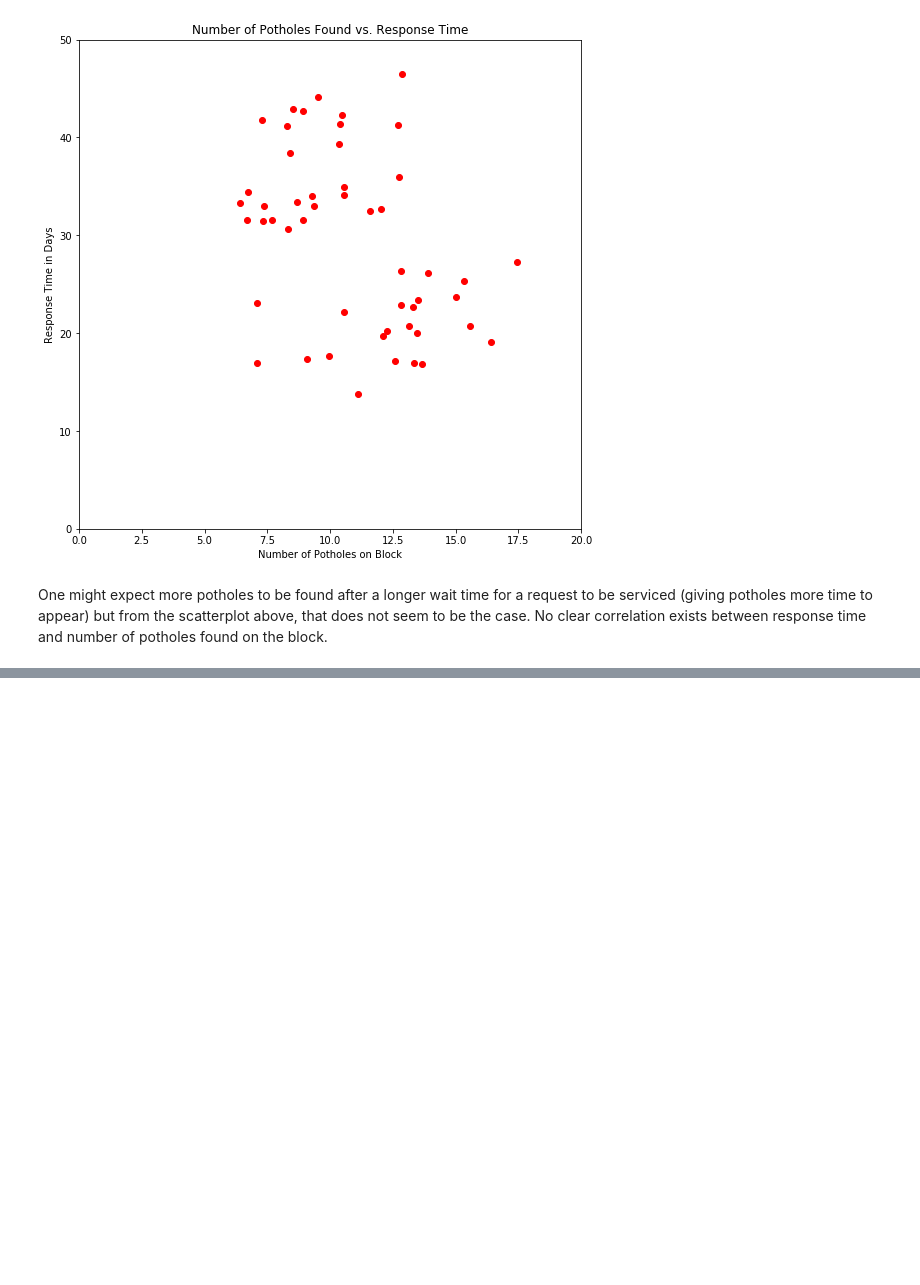
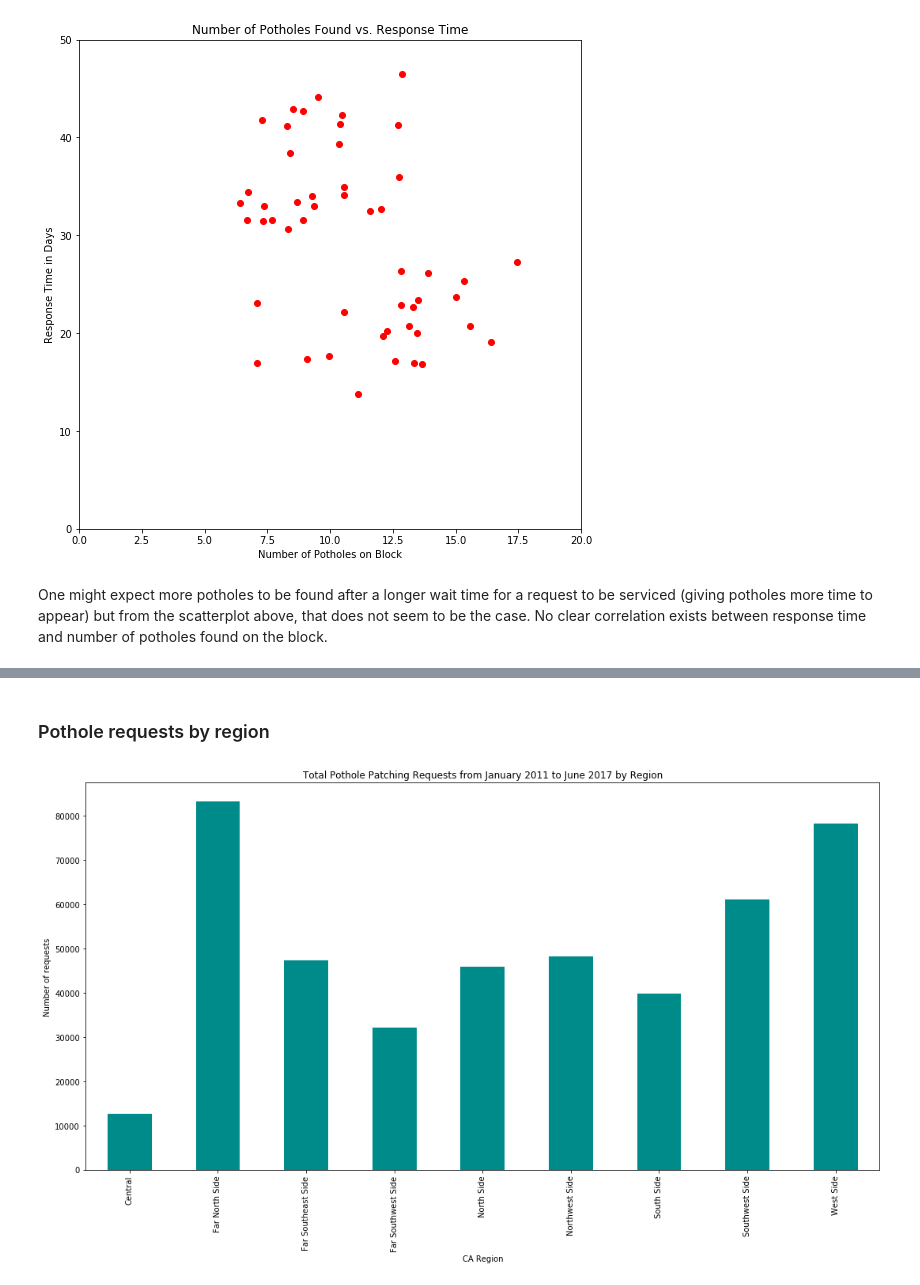
Before and after one commit to mdhanna/Chicago_Pothole_Analysis, a Jupyter notebook: Capstone1_Chicago_Pothole_Analysis.ipynb, the cells around one changed output, grey strips where cells are left out. Drawn from its saved outputs; the diff is of its cells as text; code cells hidden in the pictures; blank space fills up the shorter version.

Commit message:
Adding census data

```diff
--- a/Capstone1_Chicago_Pothole_Analysis.ipynb
+++ b/Capstone1_Chicago_Pothole_Analysis.ipynb
@@ -448,0 +486,5 @@ One might expect more potholes to be found after a longer wait time for a reques
+# %%
+table = [numbers, names, regions]
+CA_key = pd.DataFrame(table).transpose()
+CA_key.columns = ['Community Area', 'GEOG', 'CA Region']
+CA_key
@@ -448,0 +510,3 @@ One might expect more potholes to be found after a longer wait time for a reques
+# %%
+censusDF_num = pd.merge(censusDF, CA_key, on='GEOG')
+censusDF_num
@@ -448,0 +532,5 @@ One might expect more potholes to be found after a longer wait time for a reques
+# %%
+df = df[df['Community Area'].notnull()]
+# %%
+totalDF = pd.merge(df,censusDF_num, on='Community Area')
+totalDF
@@ -448,0 +576,10 @@ One might expect more potholes to be found after a longer wait time for a reques
+# %% [markdown]
+### Pothole requests by region
+# %%
+regionalRequests = totalDF.groupby('CA Region')['cleaned Creation Date'].count()
+fig = plt.figure(figsize=(18, 9))
+regionalRequests.plot(kind='bar', color = 'darkcyan');
+plt.ylabel('Number of requests');
+plt.title('Total Pothole Patching Requests from January 2011 to June 2017 by Region');
+# %% [output]
+[figure, added]
```
Also changed, not shown: parts of 14 cells of this notebook.
